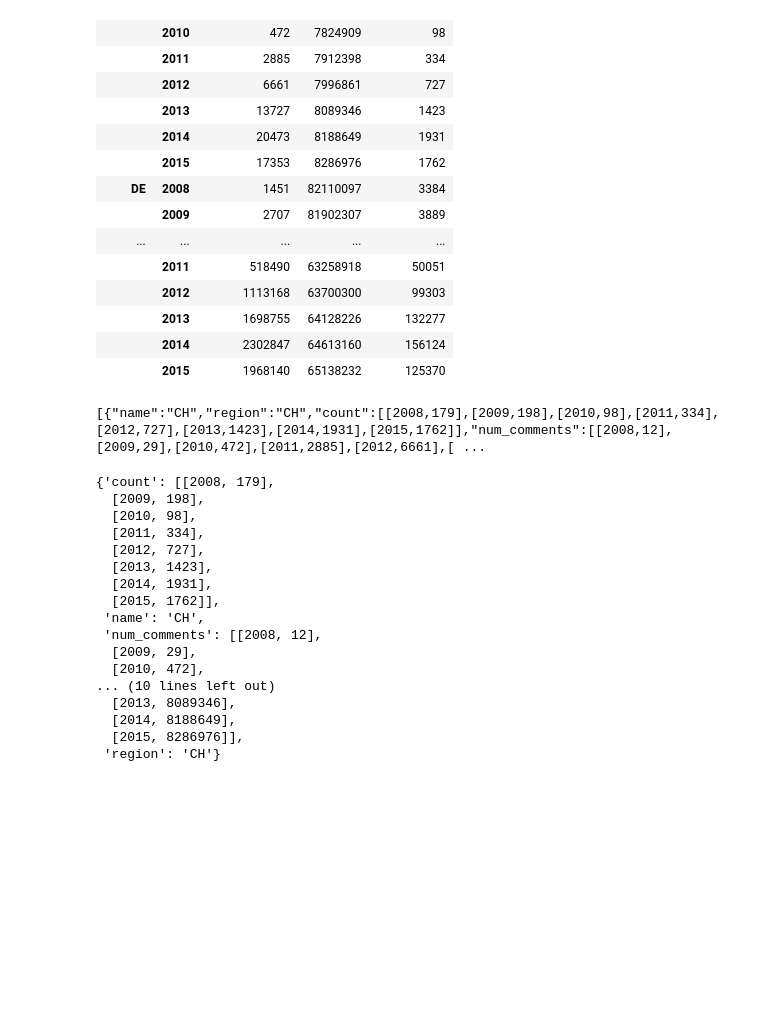
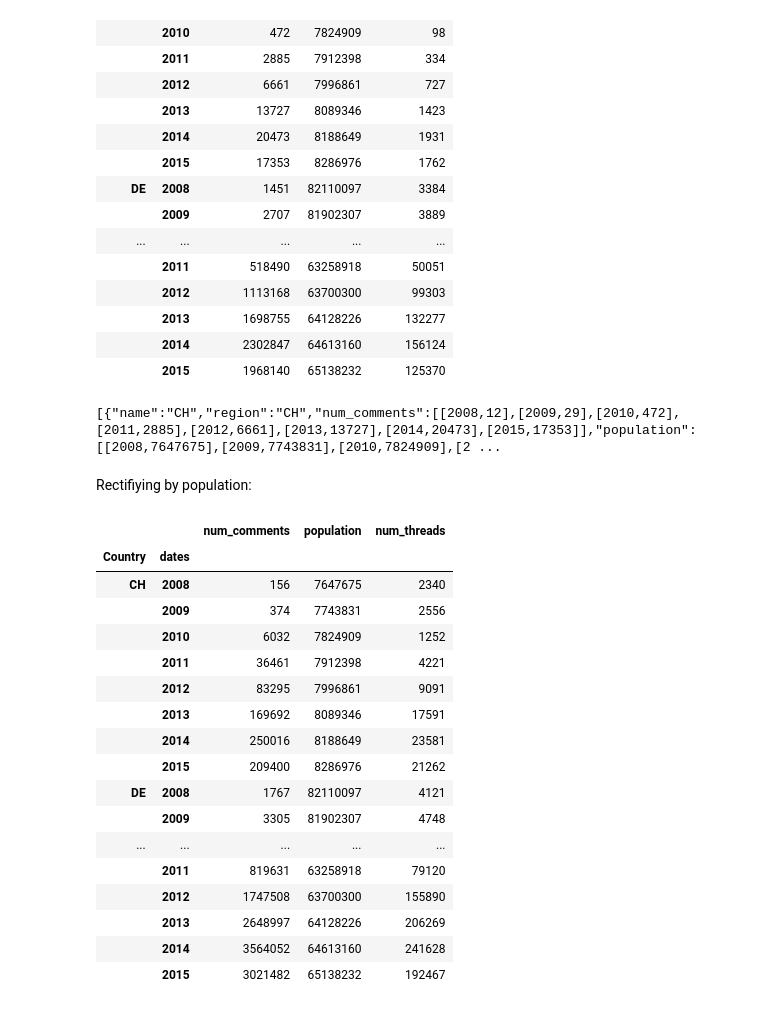
Before and after one commit to vidit09/ada-project, a Jupyter notebook: Content Growth/Analyzing Reddit Content Growth.ipynb, the cells around one changed output. Saved outputs shown, nothing was run; the diff lists cells and outputs as text; code cells hidden in the pictures; blank space fills up the shorter version.

```diff
--- a/Content Growth/Analyzing Reddit Content Growth.ipynb
+++ b/Content Growth/Analyzing Reddit Content Growth.ipynb
@@ -227,6 +227,7 @@ df_by_country_by_year2
 |  | 2015 | 1968140 | 65138232 | 125370 |
 # %%
 # Create Json -> CUSTOM LOOP BECAUSE THE DATA NEEDS A VERY PARTICULAR FORMAT
+list_country_codes = ['CH','DE','FR','IT','ES'] # ELIMINATED UK !!
 j = '['
 for c in list_country_codes:
     j = j + '{"name":"' + c + '","region":"' + c + '",'
@@ -240,29 +241,36 @@ j = j[0:-1] + ']'
 
 print(j)
 # %% [output]
-[{"name":"CH","region":"CH","count":[[2008,179],[2009,198],[2010,98],[2011,334],[2012,727],[2013,1423],[2014,1931],[2015,1762]],"num_comments":[[2008,12],[2009,29],[2010,472],[2011,2885],[2012,6661],[ ...
+[{"name":"CH","region":"CH","num_comments":[[2008,12],[2009,29],[2010,472],[2011,2885],[2012,6661],[2013,13727],[2014,20473],[2015,17353]],"population":[[2008,7647675],[2009,7743831],[2010,7824909],[2 ...
 # %%
 import json
 d = json.loads(j)
 with open('nations.json', 'w') as outfile:
     json.dump(d, outfile)
-# %%
-d[0]
-# %% [output]
-{'count': [[2008, 179],
-  [2009, 198],
-  [2010, 98],
-  [2011, 334],
-  [2012, 727],
-  [2013, 1423],
-  [2014, 1931],
-  [2015, 1762]],
- 'name': 'CH',
- 'num_comments': [[2008, 12],
-  [2009, 29],
-  [2010, 472],
-... (10 lines left out)
-  [2013, 8089346],
-  [2014, 8188649],
-  [2015, 8286976]],
- 'region': 'CH'}
+# %% [markdown]
+Rectifiying by population:
+# %%
+df_by_country_by_year3 = df_by_country_by_year2.copy()
+df_by_country_by_year3.loc[:,'num_comments'] = (df_by_country_by_year3.num_comments*100e6/df_by_country_by_year3.population).astype('int')
+df_by_country_by_year3.loc[:,'num_threads'] = (df_by_country_by_year3.num_threads*100e6/df_by_country_by_year3.population).astype('int')
+# %%
+df_by_country_by_year3
+# %% [output]
+|  |  | num_comments | population | num_threads |
+| Country | dates |  |  |  |
+| CH | 2008 | 156 | 7647675 | 2340 |
+|  | 2009 | 374 | 7743831 | 2556 |
+|  | 2010 | 6032 | 7824909 | 1252 |
+|  | 2011 | 36461 | 7912398 | 4221 |
+|  | 2012 | 83295 | 7996861 | 9091 |
+|  | 2013 | 169692 | 8089346 | 17591 |
+|  | 2014 | 250016 | 8188649 | 23581 |
+|  | 2015 | 209400 | 8286976 | 21262 |
+| DE | 2008 | 1767 | 82110097 | 4121 |
+|  | 2009 | 3305 | 81902307 | 4748 |
+| ... | ... | ... | ... | ... |
+|  | 2011 | 819631 | 63258918 | 79120 |
+|  | 2012 | 1747508 | 63700300 | 155890 |
+|  | 2013 | 2648997 | 64128226 | 206269 |
+|  | 2014 | 3564052 | 64613160 | 241628 |
+|  | 2015 | 3021482 | 65138232 | 192467 |
```
Also changed, not shown: parts of 2 cells of this notebook, 2 other files.
